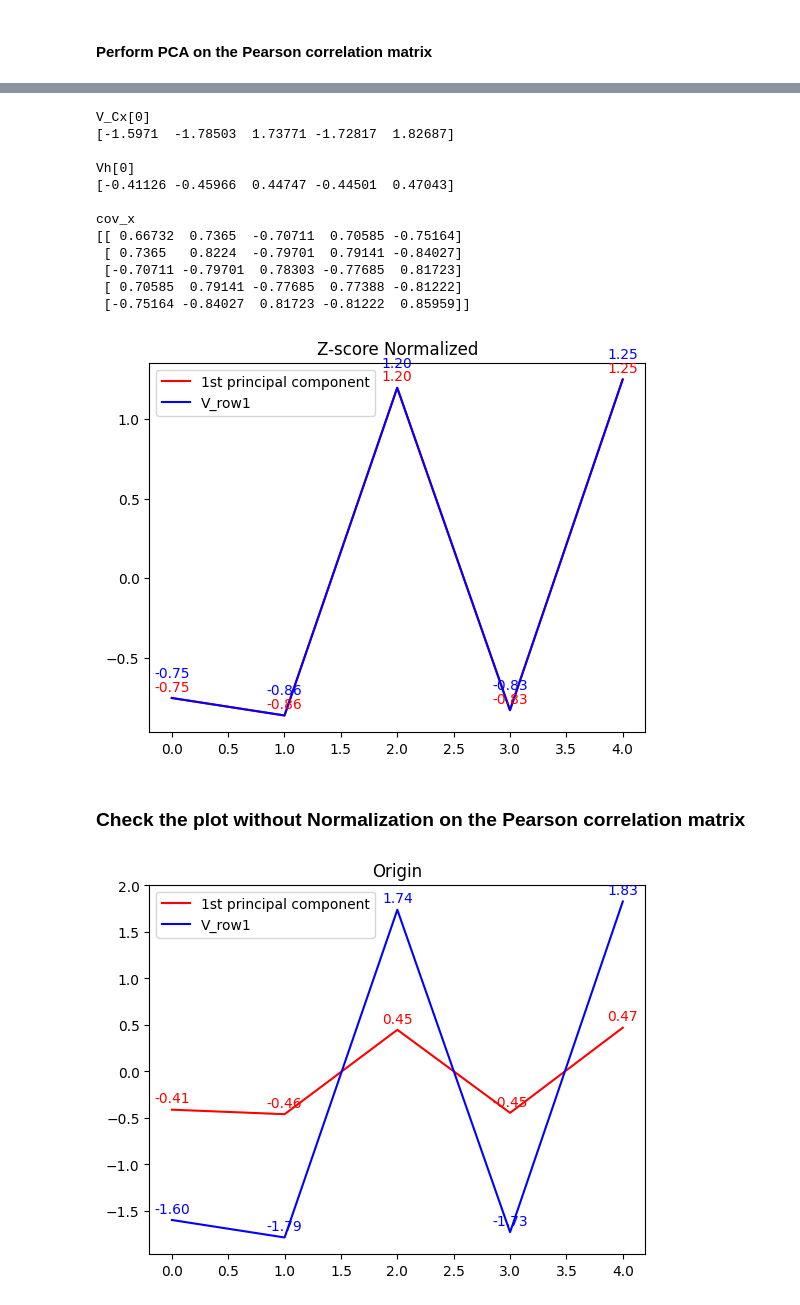
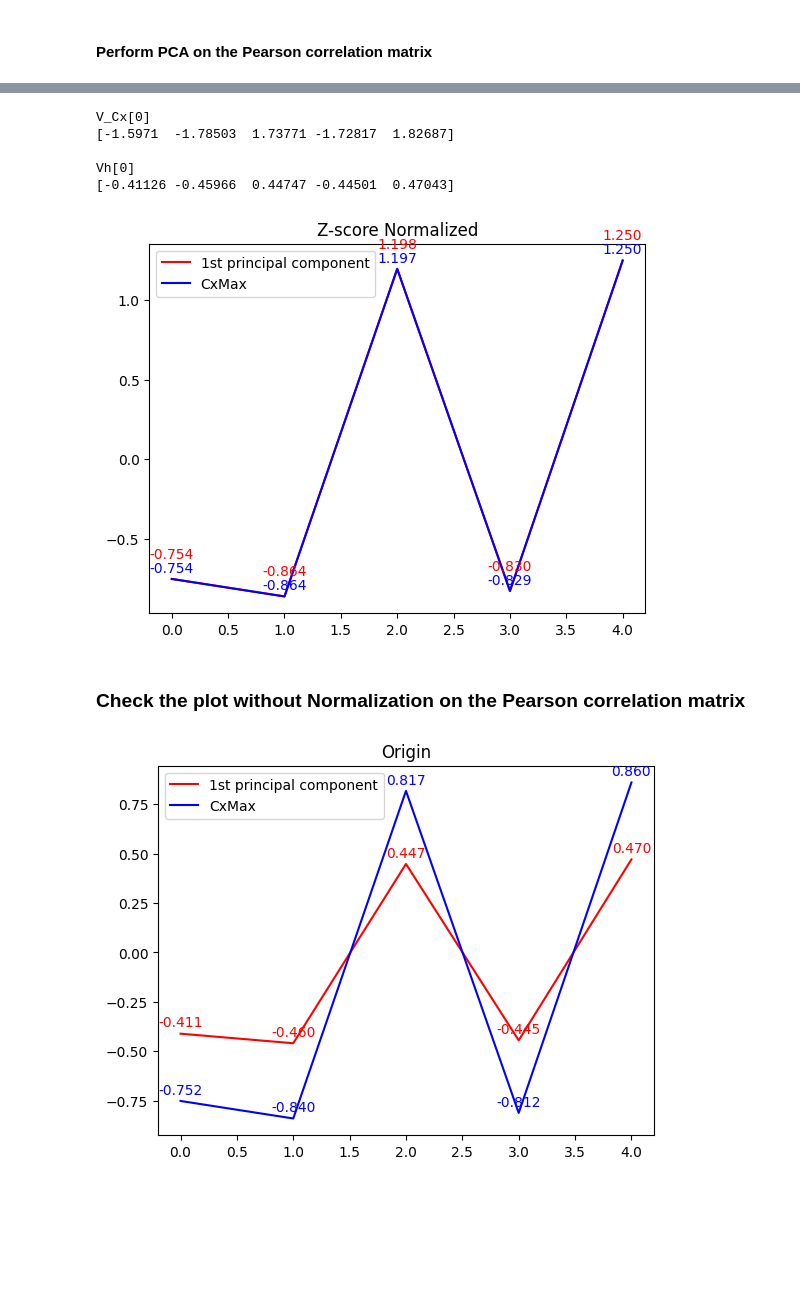
Before and after one commit to ZhiRongDev/HiCPEP, a Jupyter notebook: code_for_paper/notebooks/plots_for_explaining_formula.ipynb, the cells around one changed output, grey strips where cells are left out. Cells and saved outputs as stored; diff of their text form; code cells hidden in the pictures; blank space fills up the shorter version.

```diff
--- a/code_for_paper/notebooks/plots_for_explaining_formula.ipynb
+++ b/code_for_paper/notebooks/plots_for_explaining_formula.ipynb
@@ -116,21 +92,12 @@ print('V_Cx[0]')
 print(V_Cx[0], '\n')
 print('Vh[0]')
 print(Vh[0], '\n')
-print('cov_x')
-print(cov_x, '\n')
 # %% [output]
 V_Cx[0]
 [-1.5971  -1.78503  1.73771 -1.72817  1.82687]
 
 Vh[0]
 [-0.41126 -0.45966  0.44747 -0.44501  0.47043]
-
-cov_x
-[[ 0.66732  0.7365  -0.70711  0.70585 -0.75164]
- [ 0.7365   0.8224  -0.79701  0.79141 -0.84027]
- [-0.70711 -0.79701  0.78303 -0.77685  0.81723]
- [ 0.70585  0.79141 -0.77685  0.77388 -0.81222]
- [-0.75164 -0.84027  0.81723 -0.81222  0.85959]]
 # %%
 cov_x_sum = [np.sum(np.abs(row)) for row in cov_x]
 cov_x_sum = list(enumerate(cov_x_sum))
@@ -142,78 +109,75 @@ if np.corrcoef(cov_x_selected, Vh[0])[0][1] < 0:
 
 Vh0_Norm = (Vh[0] - np.mean(Vh[0])) / np.std(Vh[0])
 cov_x_selected_Norm = (cov_x_selected - np.mean(cov_x_selected)) / np.std(cov_x_selected)
-V_Cx0_Norm = (V_Cx[0] - np.mean(V_Cx[0])) / np.std(V_Cx[0])
 
 plt.plot(Vh0_Norm, c="red")
-plt.plot(V_Cx0_Norm, c="blue")
-# plt.plot(cov_x_selected_Norm, c="black")
+plt.plot(cov_x_selected_Norm, c="blue")
 
 plt.title("Z-score Normalized")
-plt.legend(["1st principal component", "V_row1"])
+plt.legend(["1st principal component", "CxMax"])
 
 # zip joins x and y coordinates in pairs
 # https://queirozf.com/entries/add-labels-and-text-to-matplotlib-plots-annotation-examples
 Vh0_Norm_xs = np.arange(0, length, 1)
 for x, y in zip(Vh0_Norm_xs, Vh0_Norm):
-    label = "{:.2f}".format(y)
+    label = "{:.3f}".format(y)
+    plt.annotate(
+        label, # this is the text
+        (x, y), # these are the coordinates to position the label
+        textcoords="offset points", # how to position the text
+        xytext=(0, 15), # distance from text to points (x,y)
+        ha='center', # horizontal alignment can be left, right or center
+        color='red'
+    )
+
+cov_x_selected_Norm_xs = np.arange(0, length, 1)
+for x, y in zip(cov_x_selected_Norm_xs, cov_x_selected_Norm):
+    label = "{:.3f}".format(y)
     plt.annotate(
         label, # this is the text
         (x, y), # these are the coordinates to position the label
         textcoords="offset points", # how to position the text
         xytext=(0, 5), # distance from text to points (x,y)
         ha='center', # horizontal alignment can be left, right or center
-        color='red'
-    )
-
-V_Cx0_Norm_xs = np.arange(0, length, 1)
-for x, y in zip(V_Cx0_Norm_xs, V_Cx0_Norm):
-    label = "{:.2f}".format(y)
-    plt.annotate(
-        label, # this is the text
-        (x, y), # these are the coordinates to position the label
-        textcoords="offset points", # how to position the text
-        xytext=(0, 15), # distance from text to points (x,y)
-        ha='center', # horizontal alignment can be left, right or center
         color='blue'
     )
 # %% [output]
-[figure, old version]
+[figure, new version]
 # %%
 plt.close('all')
 # %% [markdown]
 ### Check the plot without Normalization on the Pearson correlation matrix
 # %%
 plt.plot(Vh[0], c="red")
-plt.plot(V_Cx[0], c="blue")
-# plt.plot(cov_x_selected, c="black")
+plt.plot(cov_x_selected, c="blue")
 
 plt.title("Origin")
-plt.legend(["1st principal component", "V_row1"])
+plt.legend(["1st principal component", "CxMax"])
 
 # zip joins x and y coordinates in pairs
 # https://queirozf.com/entries/add-labels-and-text-to-matplotlib-plots-annotation-examples
 Vh0_xs = np.arange(0, length, 1)
 for x, y in zip(Vh0_xs, Vh[0]):
-    label = "{:.2f}".format(y)
+    label = "{:.3f}".format(y)
     plt.annotate(
         label, # this is the text
         (x, y), # these are the coordinates to position the label
         textcoords="offset points", # how to position the text
         xytext=(0, 5), # distance from text to points (x,y)
         ha='center', # horizontal alignment can be left, right or center
         color='red'
     )
 
-V_Cx0_xs = np.arange(0, length, 1)
-for x, y in zip(V_Cx0_xs, V_Cx[0]):
-    label = "{:.2f}".format(y)
+cov_x_selected_xs = np.arange(0, length, 1)
+for x, y in zip(cov_x_selected_xs, cov_x_selected):
+    label = "{:.3f}".format(y)
     plt.annotate(
         label, # this is the text
         (x, y), # these are the coordinates to position the label
         textcoords="offset points", # how to position the text
         xytext=(0, 5), # distance from text to points (x,y)
         ha='center', # horizontal alignment can be left, right or center
         color='blue'
     )
 # %% [output]
-[figure, old version]
+[figure, new version]
```
Also changed, not shown: parts of 3 cells of this notebook, 28 other files.
